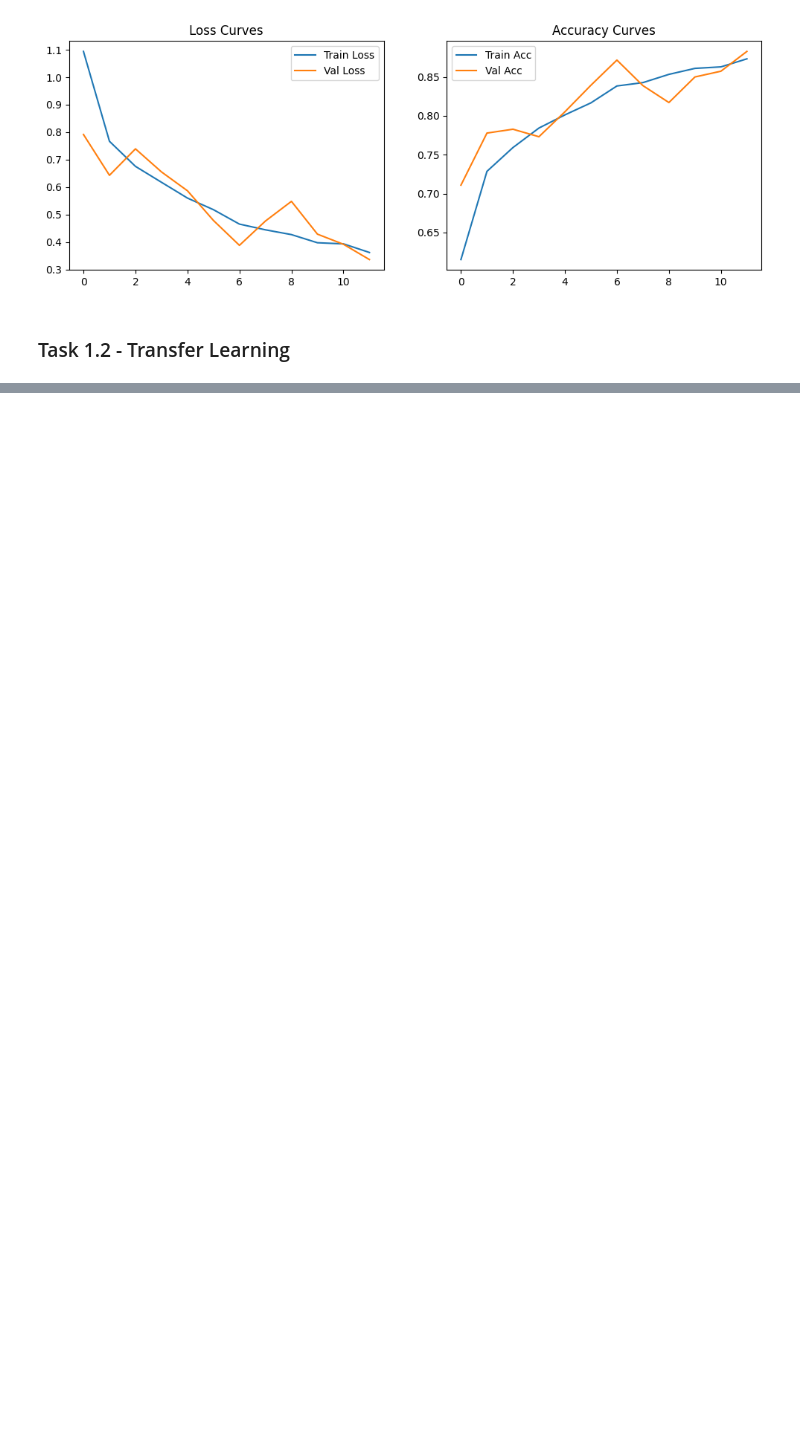
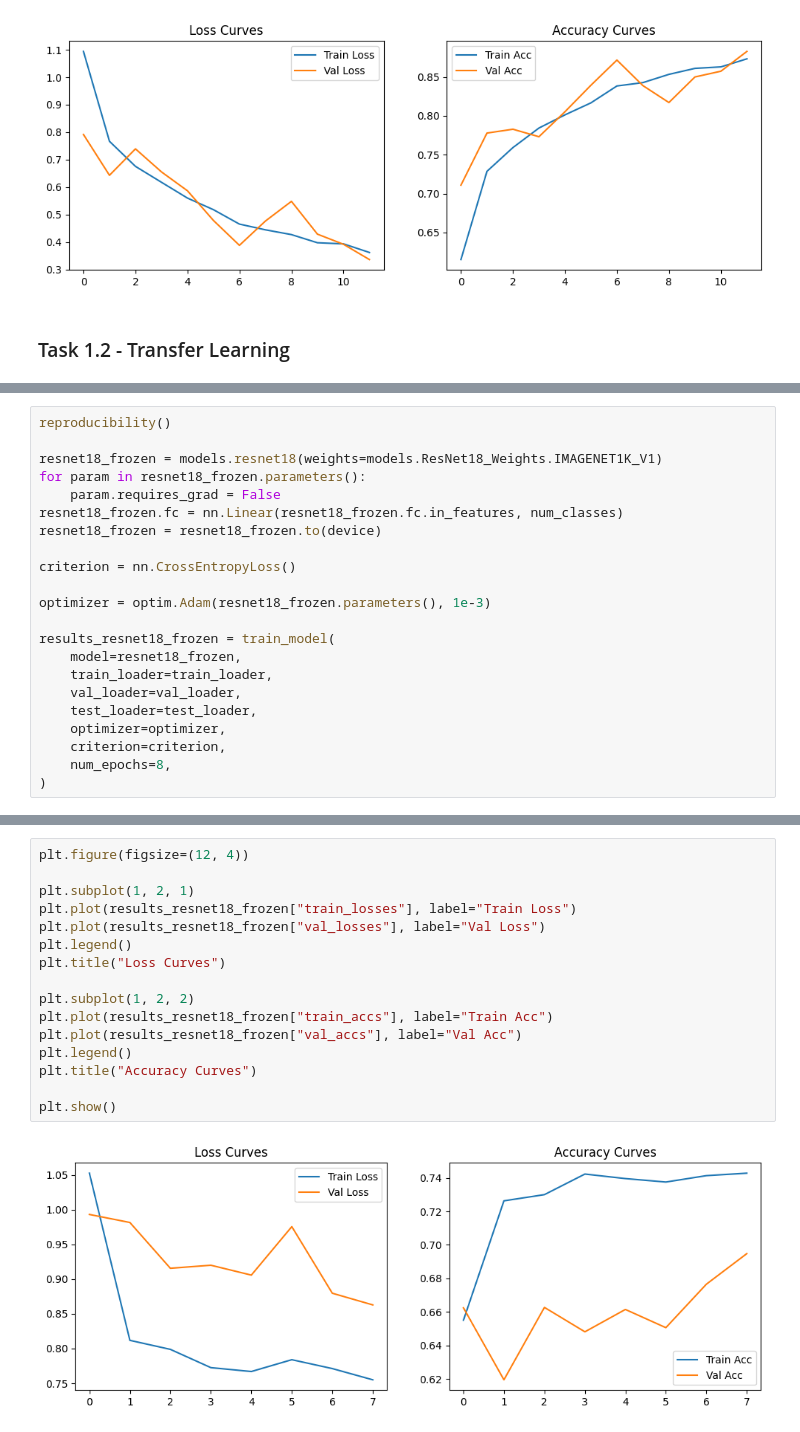
Before and after one commit to dboutzounis/Satellite-Data-Comparative-Study, a Jupyter notebook: satellite_image_classification.ipynb, the cells around one changed output, grey strips where cells are left out. Saved outputs shown, nothing was run; the diff lists cells and outputs as text; blank space fills up the shorter version.

```diff
--- a/satellite_image_classification.ipynb
+++ b/satellite_image_classification.ipynb
@@ -385,0 +470,22 @@ Downloading: "https://download.pytorch.org/models/resnet18-f37072fd.pth" to /roo
+# %%
+reproducibility()
+
+resnet18_frozen = models.resnet18(weights=models.ResNet18_Weights.IMAGENET1K_V1)
+for param in resnet18_frozen.parameters():
+    param.requires_grad = False
+resnet18_frozen.fc = nn.Linear(resnet18_frozen.fc.in_features, num_classes)
+resnet18_frozen = resnet18_frozen.to(device)
+
+criterion = nn.CrossEntropyLoss()
+
+optimizer = optim.Adam(resnet18_frozen.parameters(), 1e-3)
+
+results_resnet18_frozen = train_model(
+    model=resnet18_frozen,
+    train_loader=train_loader,
+    val_loader=val_loader,
+    test_loader=test_loader,
+    optimizer=optimizer,
+    criterion=criterion,
+    num_epochs=8,
+)
@@ -385,0 +504,18 @@ Downloading: "https://download.pytorch.org/models/resnet18-f37072fd.pth" to /roo
+# %%
+plt.figure(figsize=(12, 4))
+
+plt.subplot(1, 2, 1)
+plt.plot(results_resnet18_frozen["train_losses"], label="Train Loss")
+plt.plot(results_resnet18_frozen["val_losses"], label="Val Loss")
+plt.legend()
+plt.title("Loss Curves")
+
+plt.subplot(1, 2, 2)
+plt.plot(results_resnet18_frozen["train_accs"], label="Train Acc")
+plt.plot(results_resnet18_frozen["val_accs"], label="Val Acc")
+plt.legend()
+plt.title("Accuracy Curves")
+
+plt.show()
+# %% [output]
+[figure, added]
```
Also changed, not shown: parts of 9 cells of this notebook.
